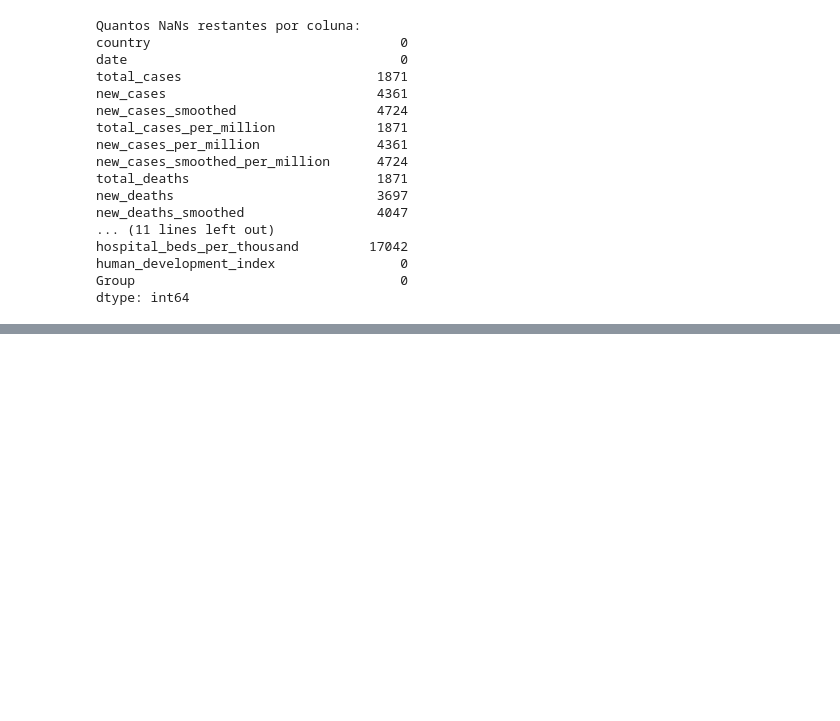
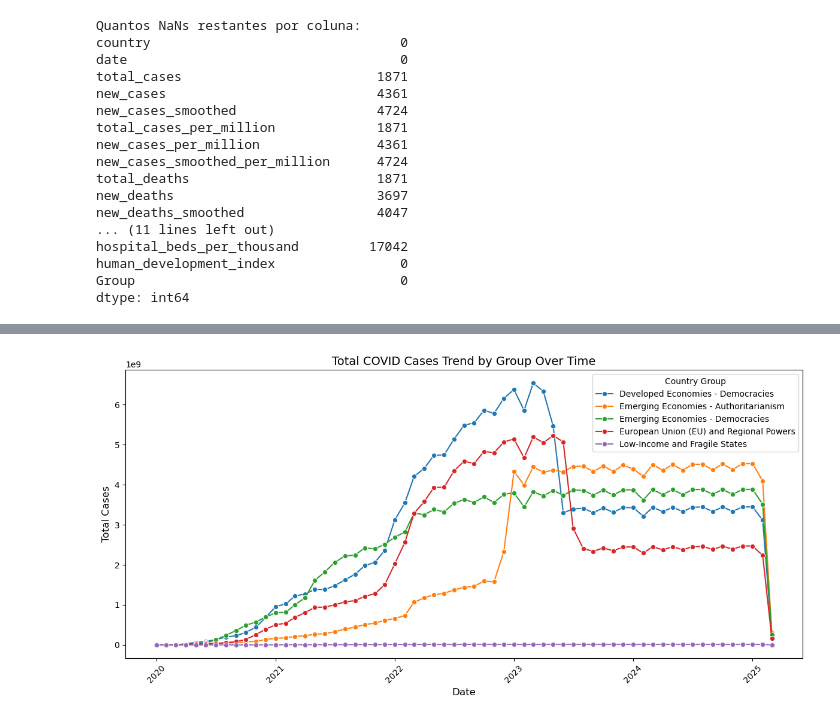
Before and after one commit to anapocai/Mooc_project, a Jupyter notebook: Project.ipynb, the cells around one changed output, grey strips where cells are left out. Drawn from its saved outputs; the diff is of its cells as text; code cells hidden in the pictures; blank space fills up the shorter version.

```diff
--- a/Project.ipynb
+++ b/Project.ipynb
@@ -206,0 +305,20 @@ dtype: int64
+# %%
+# Fazendo o merge entre df_monthly e df_group_df para adicionar a coluna 'Group'
+df_merged_group = pd.merge(df_monthly, group_df, how='left', on='country')
+
+# Agrupar os dados por grupo e somar as colunas de interesse
+df_grouped = df_merged_group.groupby(['Group', 'year', 'month']).agg({
+    'total_deaths': 'sum',
+    'new_deaths': 'sum',
+    'total_cases': 'sum',
+    'new_cases': 'sum',
+    'population': 'sum',  # Soma da população (pode ser ajustada para média, caso necessário)
+    'gdp_per_capita': 'mean',  # Média de PIB per capita
+    'human_development_index': 'mean',  # Média de HDI
+    'extreme_poverty': 'mean',  # Média de pobreza extrema
+    'diabetes_prevalence': 'mean',  # Média de prevalência de diabetes
+    'hospital_beds_per_thousand': 'mean',  # Média de leitos hospitalares
+}).reset_index()
+
+# Verificar os primeiros registros para confirmar que a transformação foi bem-sucedida
+print(df_grouped.head())
@@ -206,0 +343,26 @@ dtype: int64
+# %%
+import matplotlib.pyplot as plt
+import seaborn as sns
+
+# Group the data by Group, Year, and Month, summing up the total cases
+df_grouped_cases = df_grouped.groupby(['Group', 'year', 'month'])['total_cases'].sum().reset_index()
+
+# Create a 'date' column for proper time representation
+df_grouped_cases['date'] = pd.to_datetime(df_grouped_cases[['year', 'month']].assign(day=1))
+
+# Plot the line chart
+plt.figure(figsize=(12, 6))
+sns.lineplot(data=df_grouped_cases, x='date', y='total_cases', hue='Group', marker='o')
+
+# Titles and labels
+plt.title('Total COVID Cases Trend by Group Over Time', fontsize=14)
+plt.xlabel('Date', fontsize=12)
+plt.ylabel('Total Cases', fontsize=12)
+plt.legend(title='Country Group')
+plt.xticks(rotation=45)
+
+# Display the plot
+plt.tight_layout()
+plt.show()
+# %% [output]
+[figure, added]
```
Also changed, not shown: parts of 9 cells of this notebook.
